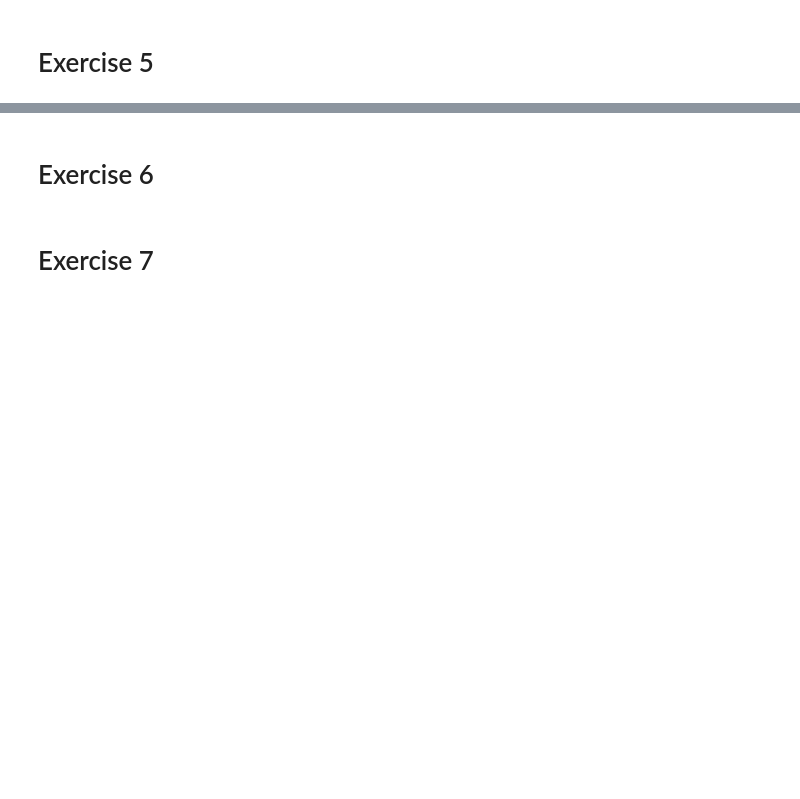
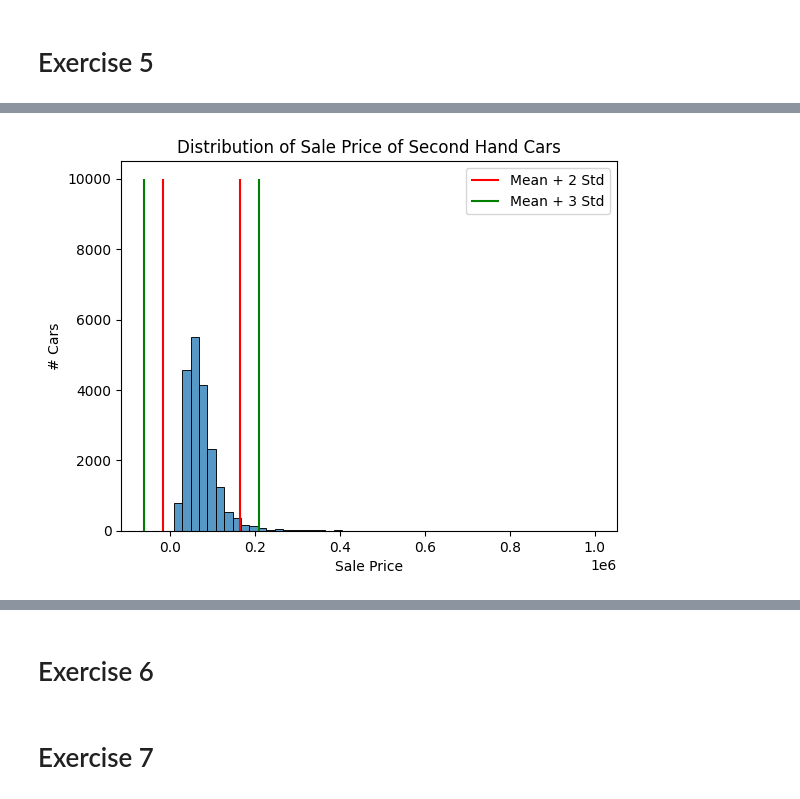
Before and after one commit to pereiranuno/loan-project, a Jupyter notebook: eda-finalproject.ipynb, the cells around one changed output, grey strips where cells are left out. Cells and saved outputs as stored; diff of their text form; code cells hidden in the pictures; blank space fills up the shorter version.

```diff
--- a/eda-finalproject.ipynb
+++ b/eda-finalproject.ipynb
@@ -678,0 +878,31 @@ Name: proportion, dtype: float64
+# %%
+
+#Calculate the cut-off values if 2 std are selected
+nbr_std = 2
+#Calculate and store the mean
+sale_mean = data.annual_inc.mean()
+#Calculate and store the standard deviation
+sale_std = data.annual_inc.std()
+min_out_2_std = sale_mean - sale_std * nbr_std
+max_out_2_std = sale_mean + sale_std * nbr_std
+
+#Calculate the cut-off values if 3 std are selected
+nbr_std = 3
+min_out_3_std = sale_mean - sale_std * nbr_std
+max_out_3_std = sale_mean + sale_std * nbr_std
+
+
+
+
+sns.histplot(data.annual_inc,bins=50)
+plt.title('Distribution of Sale Price of Second Hand Cars')
+plt.xlabel('Sale Price')
+plt.ylabel('# Cars')
+plt.vlines(x=max_out_2_std,ymin=0,ymax=10000,colors=['red'],label='Mean + 2 Std')
+plt.vlines(x=min_out_2_std,ymin=0,ymax=10000,colors=['red'])
+plt.vlines(x=max_out_3_std,ymin=0,ymax=10000,colors=['green'],label='Mean + 3 Std')
+plt.vlines(x=min_out_3_std,ymin=0,ymax=10000,colors=['green'])
+plt.legend()
+plt.show()
+# %% [output]
+[figure, added]
```
Also changed, not shown: parts of 26 cells of this notebook.
